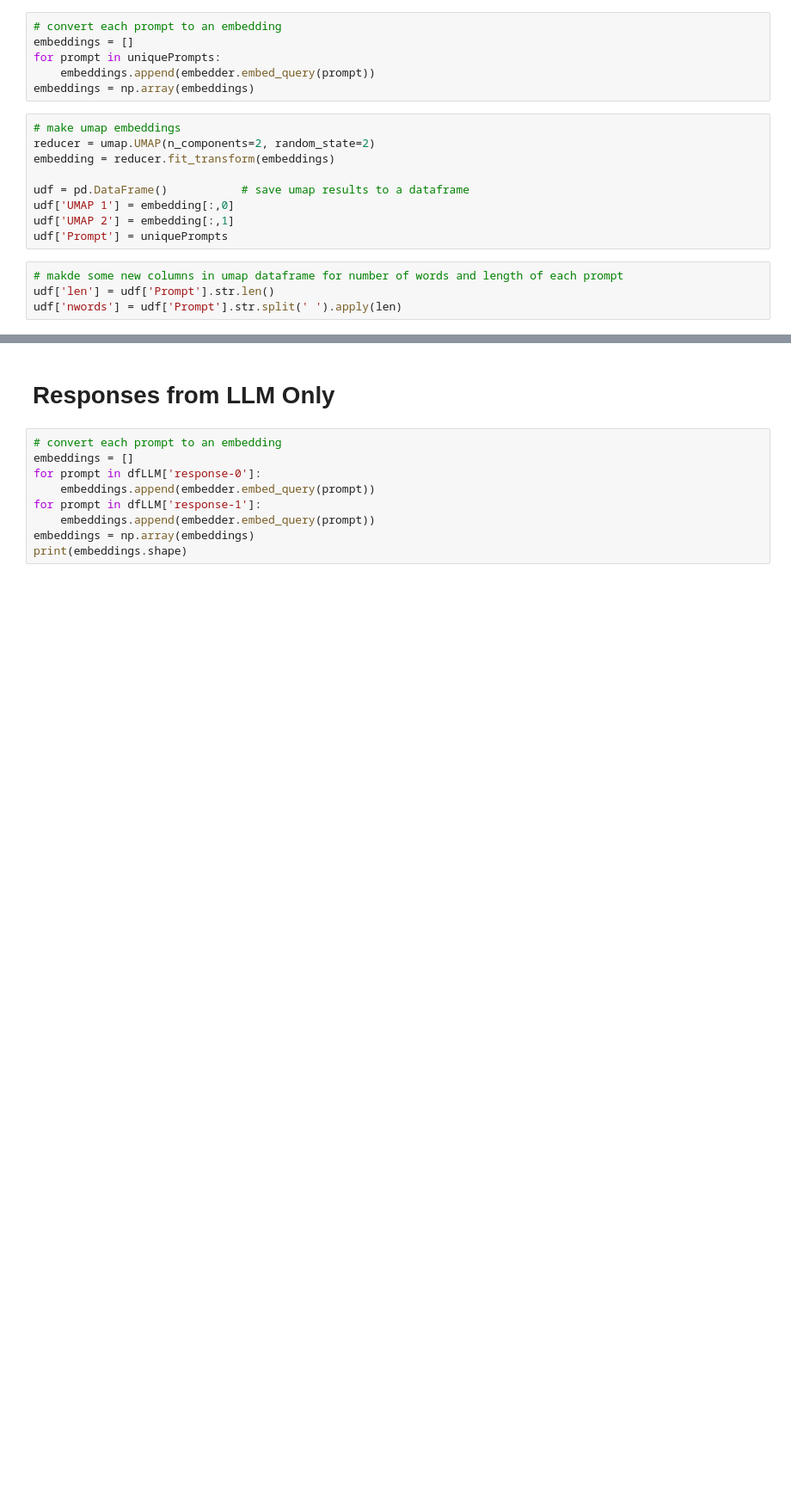
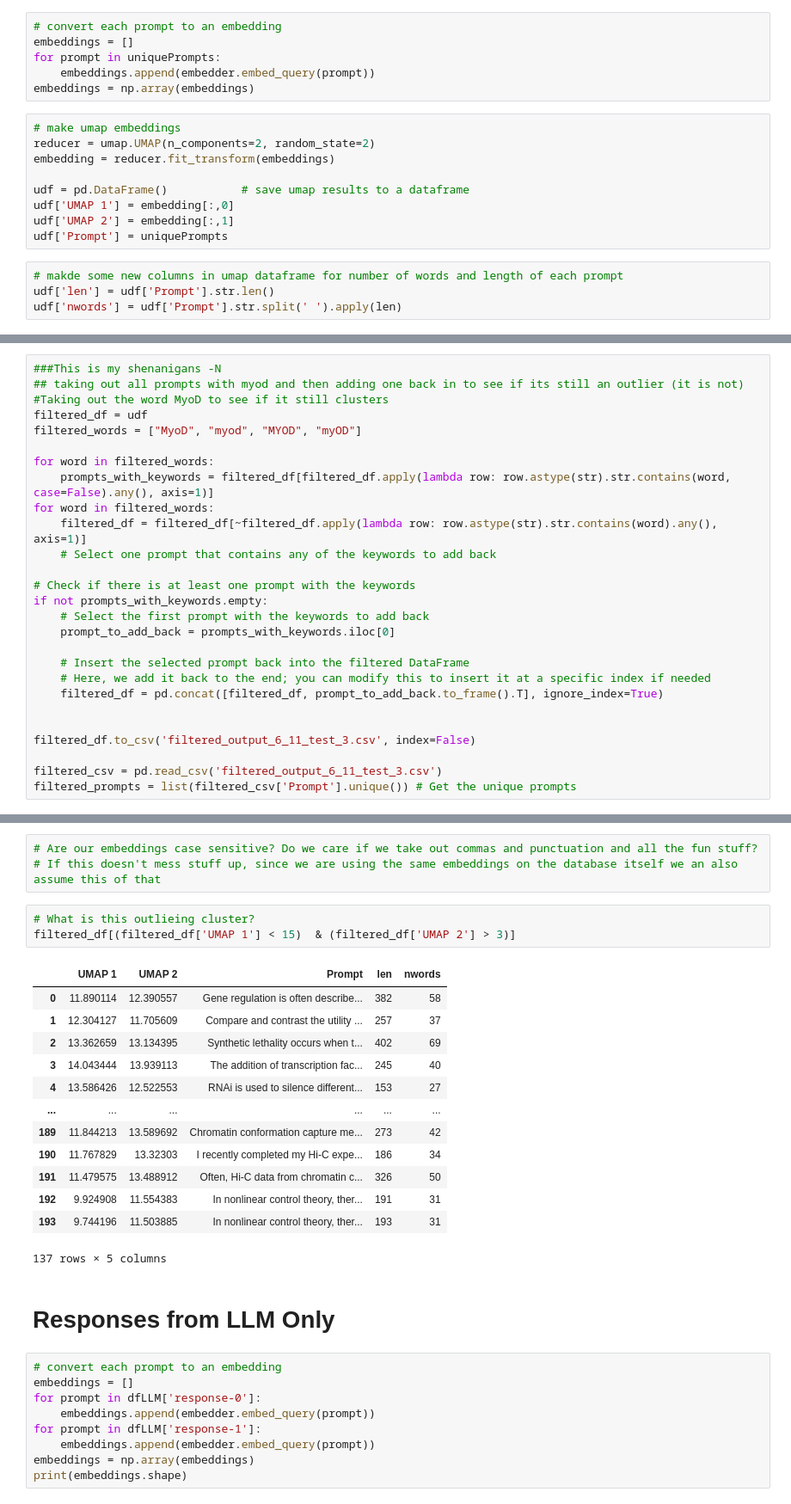
Before and after one commit to Jpickard1/BRAD, a Jupyter notebook: experimental/EX-10-June-2024-Analysis-oliven.ipynb, the cells around one changed output, grey strips where cells are left out. Shown at 86% size. Saved outputs shown, nothing was run; the diff lists cells and outputs as text; blank space fills up the shorter version.

```diff
--- a/experimental/EX-10-June-2024-Analysis-oliven.ipynb
+++ b/experimental/EX-10-June-2024-Analysis-oliven.ipynb
@@ -103,0 +103,27 @@ udf[udf['UMAP 1'] > 5]
+# %%
+###This is my shenanigans -N
+## taking out all prompts with myod and then adding one back in to see if its still an outlier (it is not)
+#Taking out the word MyoD to see if it still clusters
+filtered_df = udf
+filtered_words = ["MyoD", "myod", "MYOD", "myOD"]
+
+for word in filtered_words:
+    prompts_with_keywords = filtered_df[filtered_df.apply(lambda row: row.astype(str).str.contains(word, case=False).any(), axis=1)]
+for word in filtered_words:
+    filtered_df = filtered_df[~filtered_df.apply(lambda row: row.astype(str).str.contains(word).any(), axis=1)]
+    # Select one prompt that contains any of the keywords to add back
+
+# Check if there is at least one prompt with the keywords
+if not prompts_with_keywords.empty:
+    # Select the first prompt with the keywords to add back
+    prompt_to_add_back = prompts_with_keywords.iloc[0]
+
+    # Insert the selected prompt back into the filtered DataFrame
+    # Here, we add it back to the end; you can modify this to insert it at a specific index if needed
+    filtered_df = pd.concat([filtered_df, prompt_to_add_back.to_frame().T], ignore_index=True)
+
+
+filtered_df.to_csv('filtered_output_6_11_test_3.csv', index=False)
+
+filtered_csv = pd.read_csv('filtered_output_6_11_test_3.csv')
+filtered_prompts = list(filtered_csv['Prompt'].unique()) # Get the unique prompts
@@ -104,3 +172,23 @@ udf[udf['UMAP 1'] > 5]
+# %%
+# Are our embeddings case sensitive? Do we care if we take out commas and punctuation and all the fun stuff?
+# If this doesn't mess stuff up, since we are using the same embeddings on the database itself we an also assume this of that
+# %%
+# What is this outlieing cluster?
+filtered_df[(filtered_df['UMAP 1'] < 15)  & (filtered_df['UMAP 2'] > 3)]
+# %% [output]
+|  | UMAP 1 | UMAP 2 | Prompt | len | nwords |
+| 0 | 11.890114 | 12.390557 | Gene regulation is often describe... | 382 | 58 |
+| 1 | 12.304127 | 11.705609 | Compare and contrast the utility ... | 257 | 37 |
+| 2 | 13.362659 | 13.134395 | Synthetic lethality occurs when t... | 402 | 69 |
+| 3 | 14.043444 | 13.939113 | The addition of transcription fac... | 245 | 40 |
+| 4 | 13.586426 | 12.522553 | RNAi is used to silence different... | 153 | 27 |
+| ... | ... | ... | ... | ... | ... |
+| 189 | 11.844213 | 13.589692 | Chromatin conformation capture me... | 273 | 42 |
+| 190 | 11.767829 | 13.32303 | I recently completed my Hi-C expe... | 186 | 34 |
+| 191 | 11.479575 | 13.488912 | Often, Hi-C data from chromatin c... | 326 | 50 |
+| 192 | 9.924908 | 11.554383 | In nonlinear control theory, ther... | 191 | 31 |
+| 193 | 9.744196 | 11.503885 | In nonlinear control theory, ther... | 193 | 31 |
+137 rows × 5 columns
 # %% [markdown]
 # Responses from LLM Only
 # %%
```
Also changed, not shown: parts of 6 cells of this notebook.
